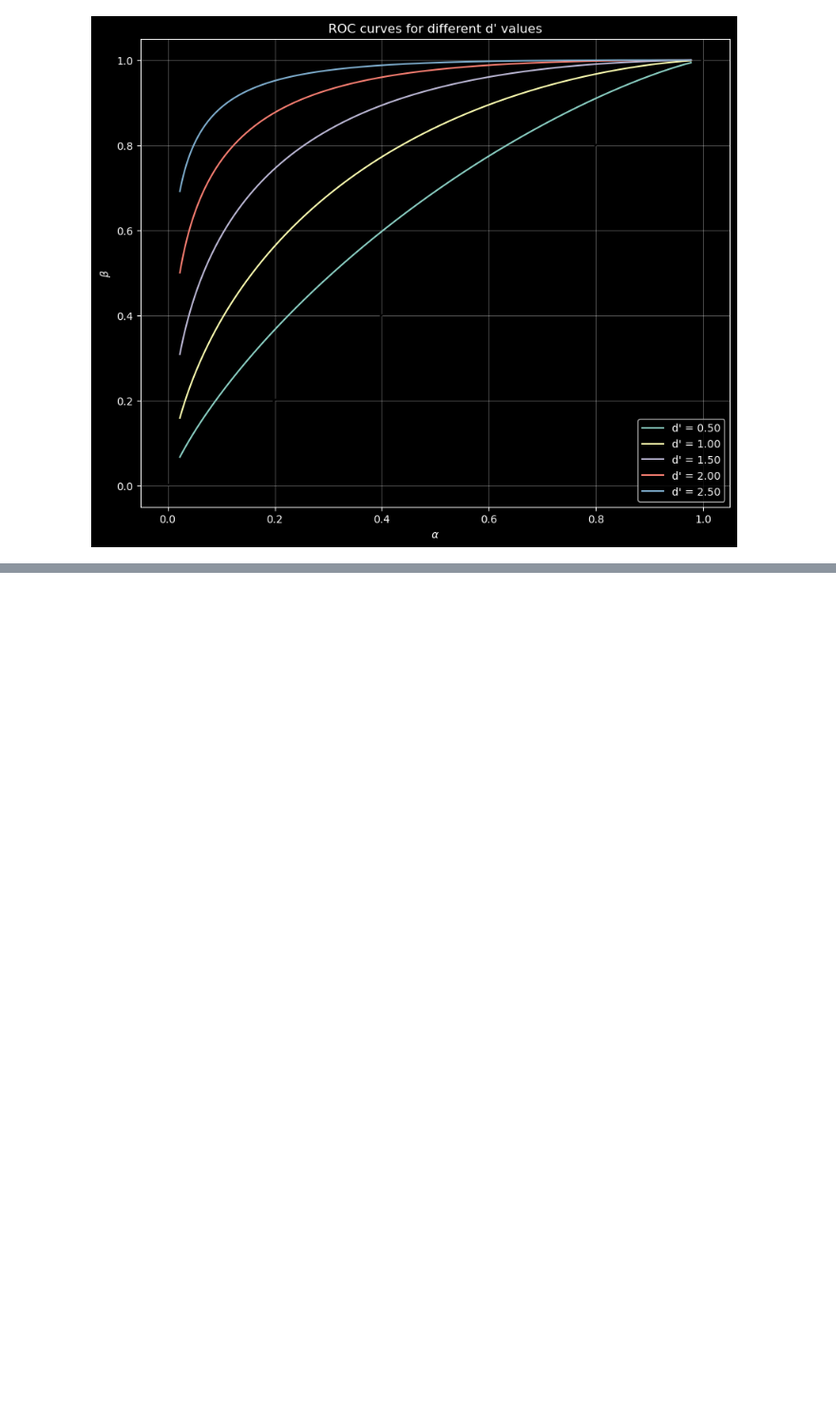
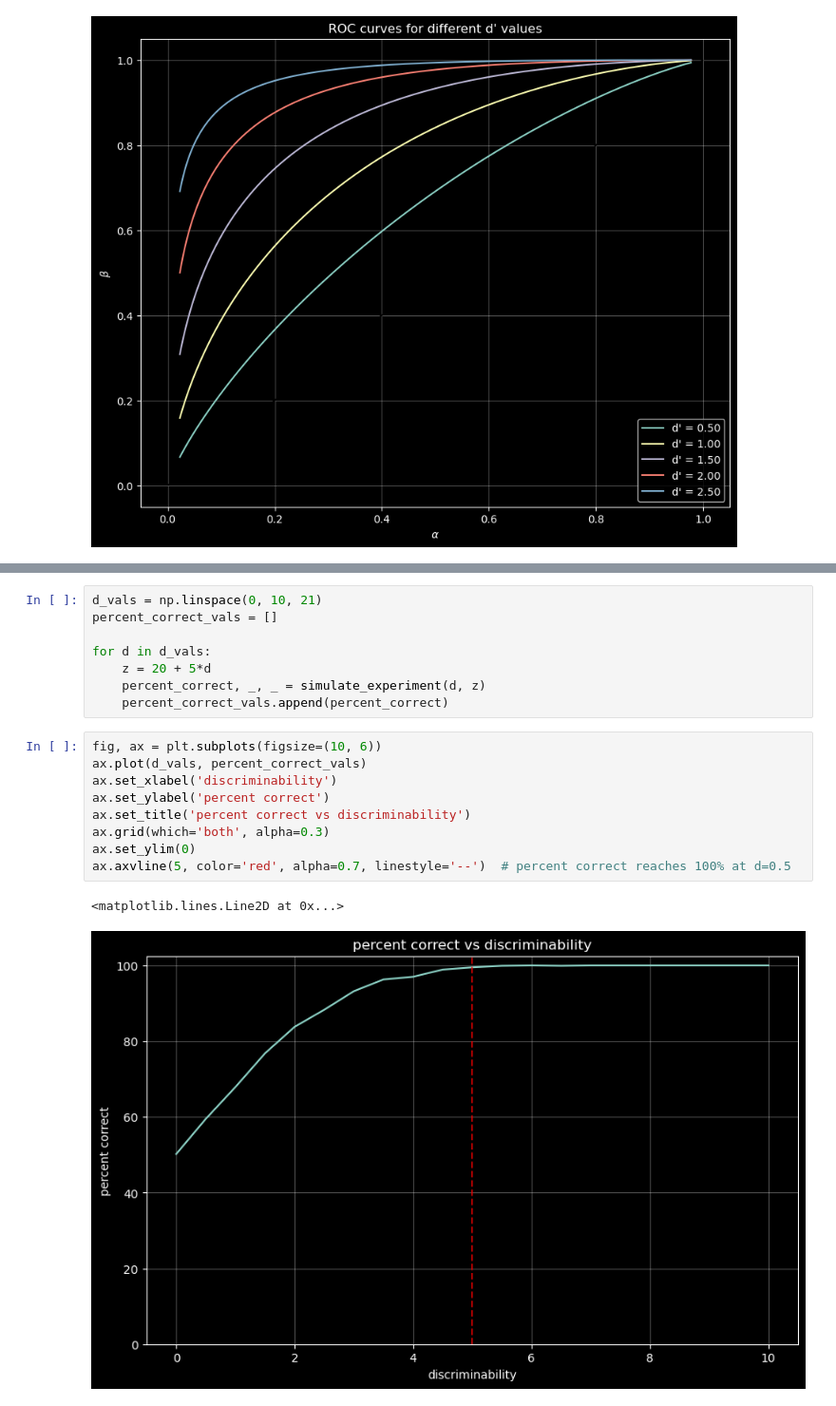
Before and after one commit to polsen99/theoretical_neuroscience, a Jupyter notebook: ch3.ipynb, the cells around one changed output, grey strips where cells are left out. Shown: that part at 95% size. Cells and saved outputs as stored; diff of their text form; blank space fills up the shorter version.

```diff
--- a/ch3.ipynb
+++ b/ch3.ipynb
@@ -104,0 +151,20 @@ d' = 2.50:
+# %%
+d_vals = np.linspace(0, 10, 21)
+percent_correct_vals = []
+
+for d in d_vals:
+    z = 20 + 5*d
+    percent_correct, _, _ = simulate_experiment(d, z)
+    percent_correct_vals.append(percent_correct)
+# %%
+fig, ax = plt.subplots(figsize=(10, 6))
+ax.plot(d_vals, percent_correct_vals)
+ax.set_xlabel('discriminability')
+ax.set_ylabel('percent correct')
+ax.set_title('percent correct vs discriminability')
+ax.grid(which='both', alpha=0.3)
+ax.set_ylim(0)
+ax.axvline(5, color='red', alpha=0.7, linestyle='--')  # percent correct reaches 100% at d=0.5
+# %% [output]
+<matplotlib.lines.Line2D at 0x...>
+[figure, added]
```
Also changed, not shown: parts of 3 cells of this notebook.
